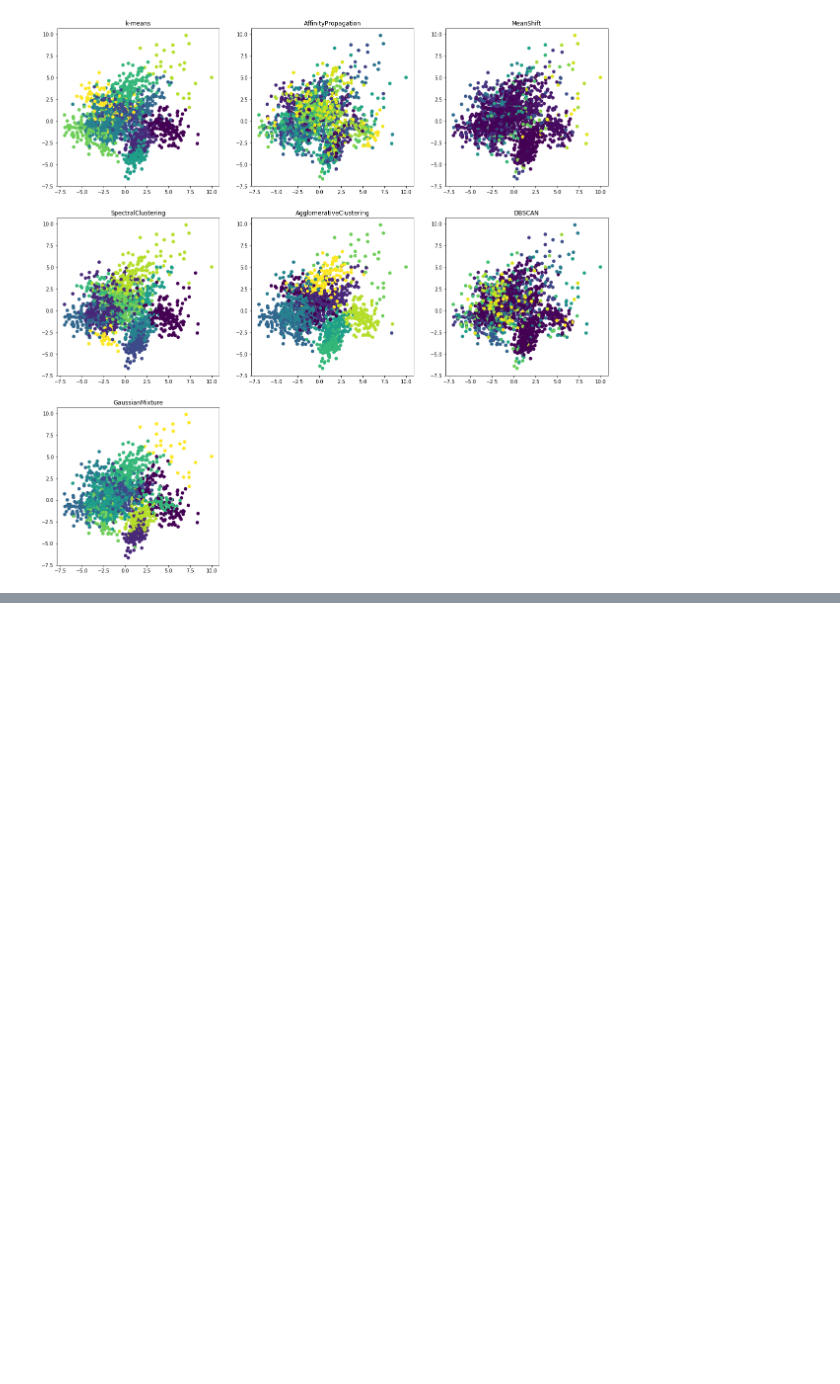
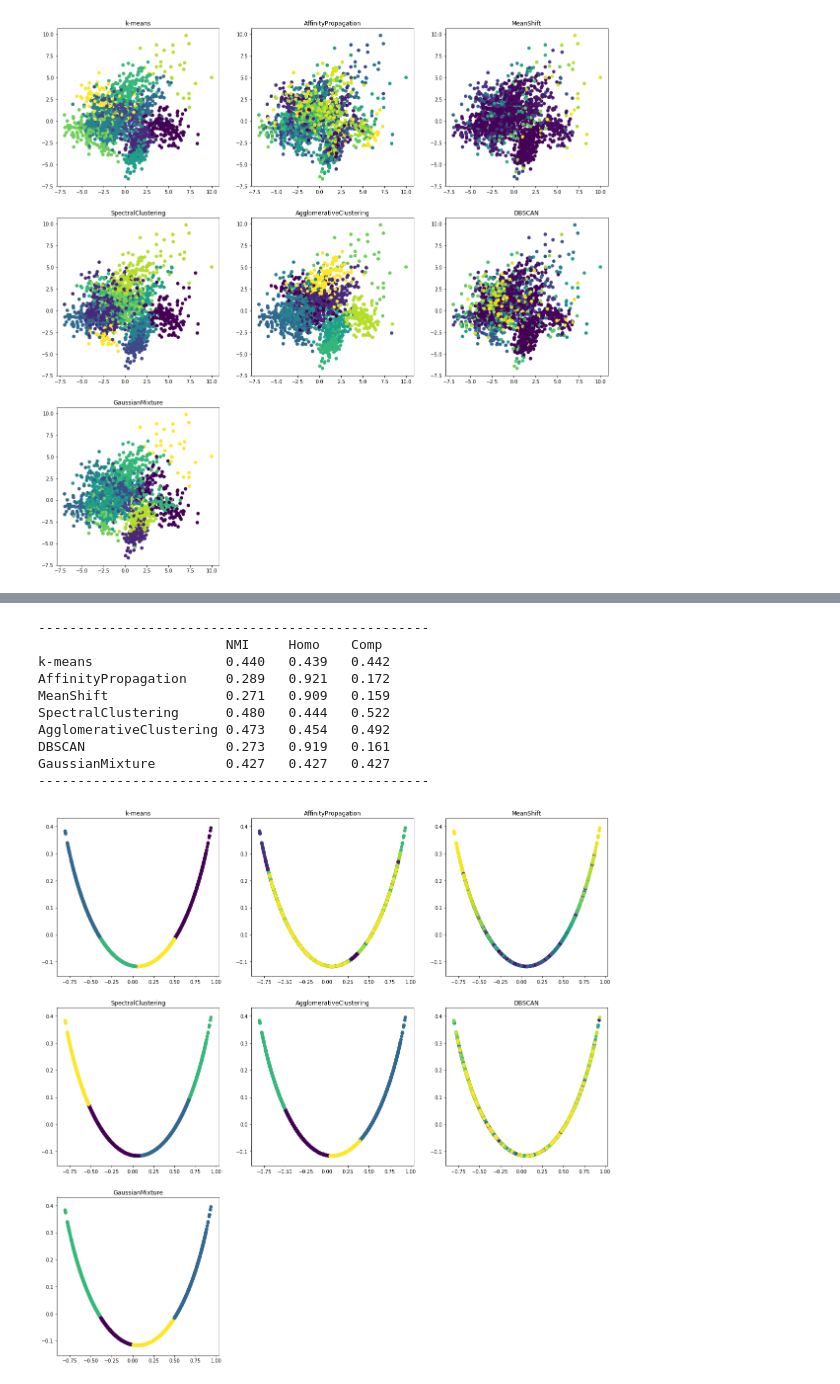
Before and after one commit to mokizzz/python_datamining_rayiooo, a Jupyter notebook: homework1/main.ipynb, the cells around one changed output, grey strips where cells are left out. Saved outputs shown, nothing was run; the diff lists cells and outputs as text; code cells hidden in the pictures; blank space fills up the shorter version.

```diff
--- a/homework1/main.ipynb
+++ b/homework1/main.ipynb
@@ -69,0 +56,14 @@ dict_keys(['data', 'filenames', 'target_names', 'target', 'DESCR'])
+# %%
+# Load some categories from the training set
+categories = [
+    'alt.atheism',
+    'talk.religion.misc',
+    'comp.graphics',
+    'sci.space',
+]
+# Uncomment the following to do the analysis on all the categories
+# categories = None
+
+news = datasets.fetch_20newsgroups(subset='all', categories=categories,
+                                   shuffle=True, random_state=42)
+print(news.keys())
@@ -168,0 +157,66 @@ GaussianMixture         0.679   0.657   0.702
+# %%
+vectorizer = TfidfVectorizer(max_df=0.5, max_features=10000,
+                                 min_df=2, stop_words='english',
+                                 use_idf=True)
+X = vectorizer.fit_transform(news.data)
+svd = TruncatedSVD(2)
+normalizer = Normalizer(copy=False)
+lsa = make_pipeline(svd, normalizer)
+X = lsa.fit_transform(X)
+x_compress = PCA(n_components=2).fit_transform(X)
+y_true = news.target
+true_k = np.unique(y_true).shape[0]
+
+print('-' * 50)
+print('%-20s\t%s\t%s\t%s' % ('', 'NMI', 'Homo', 'Comp'))
+plt.figure(figsize=(20, 20))
+
+y_pred = cluster.KMeans(n_clusters=true_k, random_state=9).fit_predict(X)
+evaluate(y_true, y_pred, 'k-means')
+plt.subplot(331).set_title('k-means')
+plt.scatter(x_compress[:, 0], x_compress[:, 1], c=y_pred)
+
+y_pred = cluster.AffinityPropagation().fit_predict(X)
+evaluate(y_true, y_pred, 'AffinityPropagation')
+plt.subplot(332).set_title('AffinityPropagation')
+plt.scatter(x_compress[:, 0], x_compress[:, 1], c=y_pred)
+
+y_pred = cluster.MeanShift(bandwidth=0.0001, bin_seeding=True).fit_predict(X)
+evaluate(y_true, y_pred, 'MeanShift')
+plt.subplot(333).set_title('MeanShift')
+plt.scatter(x_compress[:, 0], x_compress[:, 1], c=y_pred)
+
+y_pred = cluster.SpectralClustering(n_clusters=true_k).fit_predict(X)
+evaluate(y_true, y_pred, 'SpectralClustering')
+plt.subplot(334).set_title('SpectralClustering')
+plt.scatter(x_compress[:, 0], x_compress[:, 1], c=y_pred)
+
+y_pred = cluster.AgglomerativeClustering(n_clusters=true_k).fit_predict(X)
+evaluate(y_true, y_pred, 'AgglomerativeClustering')
+plt.subplot(335).set_title('AgglomerativeClustering')
+plt.scatter(x_compress[:, 0], x_compress[:, 1], c=y_pred)
+
+y_pred = cluster.DBSCAN(eps=0.0001, min_samples=1).fit_predict(X)
+evaluate(y_true, y_pred, 'DBSCAN')
+plt.subplot(336).set_title('DBSCAN')
+plt.scatter(x_compress[:, 0], x_compress[:, 1], c=y_pred)
+
+y_pred = mixture.GaussianMixture(n_components=true_k).fit_predict(X)
+evaluate(y_true, y_pred, 'GaussianMixture')
+plt.subplot(337).set_title('GaussianMixture')
+plt.scatter(x_compress[:, 0], x_compress[:, 1], c=y_pred)
+
+print('-' * 50)
+plt.show()
+# %% [output]
+--------------------------------------------------
+                        NMI     Homo    Comp
+k-means                 0.440   0.439   0.442
+AffinityPropagation     0.289   0.921   0.172
+MeanShift               0.271   0.909   0.159
+SpectralClustering      0.480   0.444   0.522
+AgglomerativeClustering 0.473   0.454   0.492
+DBSCAN                  0.273   0.919   0.161
+GaussianMixture         0.427   0.427   0.427
+--------------------------------------------------
+[figure, added]
```
Also changed, not shown: parts of 14 cells of this notebook, 3 other files.
